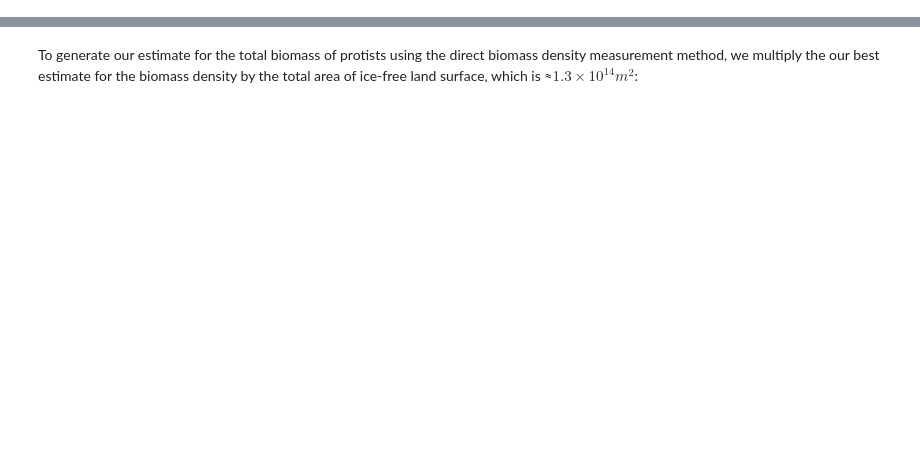
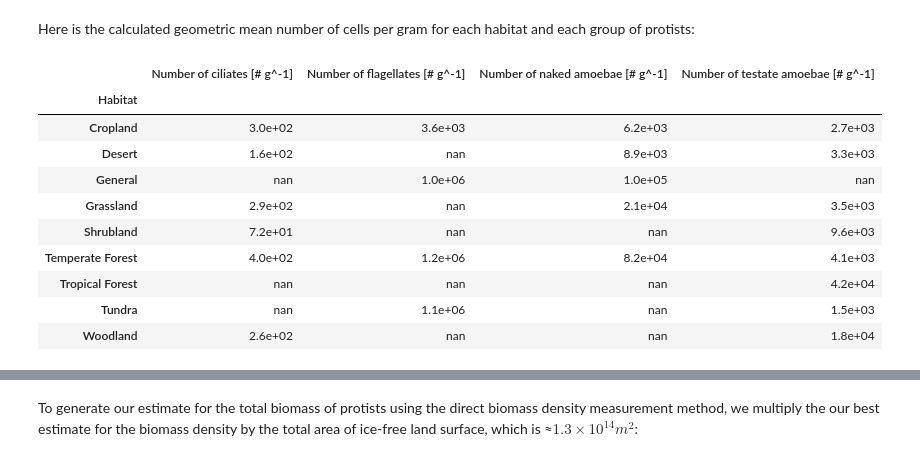
Before and after one commit to yinonbaron/biomass_distribution, a Jupyter notebook: protists/terrestrial_protists/terrestrial_protists.ipynb, the cells around one changed output, grey strips where cells are left out. Drawn from its saved outputs; the diff is of its cells as text; code cells hidden in the pictures; blank space fills up the shorter version.

```diff
--- a/protists/terrestrial_protists/terrestrial_protists.ipynb
+++ b/protists/terrestrial_protists/terrestrial_protists.ipynb
@@ -34,0 +30,45 @@ To generate our best estimate based on this method, we first calculate the geome
+# %%
+# Define the function ot calculate the geometric mean of number of each group of protists per gram
+def groupby_gmean(input):
+    return pd.DataFrame({'Number of ciliates [# g^-1]': gmean(input['Number of ciliates [# g^-1]'].dropna()),
+                        'Number of naked amoebae [# g^-1]': gmean(input['Number of naked amoebae [# g^-1]'].dropna()),
+                        'Number of testate amoebae [# g^-1]': gmean(input['Number of testate amoebae [# g^-1]'].dropna()),
+                        'Number of flagellates [# g^-1]': gmean(input['Number of flagellates [# g^-1]'].dropna())},index=[0])
+
+# Define the function ot calculate the arithmetic mean of number of each group of protists per gram
+def groupby_mean(input):
+    return pd.DataFrame({'Number of ciliates [# g^-1]': np.nanmean(input['Number of ciliates [# g^-1]'].dropna()),
+                        'Number of naked amoebae [# g^-1]': np.nanmean(input['Number of naked amoebae [# g^-1]'].dropna()),
+                        'Number of testate amoebae [# g^-1]': np.nanmean(input['Number of testate amoebae [# g^-1]'].dropna()),
+                        'Number of flagellates [# g^-1]': np.nanmean(input['Number of flagellates [# g^-1]'].dropna())},index=[0])
+
+# Group the samples by habitat and study, and calculate the geometric mean
+grouped_data_gmean = data.groupby(['Habitat','DOI']).apply(groupby_gmean)
+
+# Group the samples by habitat and study, and calculate the arithmetic mean
+grouped_data_mean = data.groupby(['Habitat','DOI']).apply(groupby_mean)
+
+# Group the representative values by habitat, and calculate the geometric mean
+habitat_gmean = grouped_data_gmean.groupby('Habitat').apply(groupby_gmean)
+
+# Group the representative values by habitat, and calculate the arithmetic mean
+habitat_mean = grouped_data_mean.groupby('Habitat').apply(groupby_mean)
+
+habitat_gmean.set_index(habitat_gmean.index.droplevel(1),inplace=True)
+habitat_mean.set_index(habitat_mean.index.droplevel(1),inplace=True)
+# %% [markdown]
+Here is the calculated geometric mean number of cells per gram for each habitat and each group of protists:
+# %%
+habitat_gmean
+# %% [output]
+|  | Number of ciliates [# g^-1] | Number of flagellates [# g^-1] | Number of naked amoebae [# g^-1] | Number of testate amoebae [# g^-1] |
+| Habitat |  |  |  |  |
+| Cropland | 3.0e+02 | 3.6e+03 | 6.2e+03 | 2.7e+03 |
+| Desert | 1.6e+02 | nan | 8.9e+03 | 3.3e+03 |
+| General | nan | 1.0e+06 | 1.0e+05 | nan |
+| Grassland | 2.9e+02 | nan | 2.1e+04 | 3.5e+03 |
+| Shrubland | 7.2e+01 | nan | nan | 9.6e+03 |
+| Temperate Forest | 4.0e+02 | 1.2e+06 | 8.2e+04 | 4.1e+03 |
+| Tropical Forest | nan | nan | nan | 4.2e+04 |
+| Tundra | nan | 1.1e+06 | nan | 1.5e+03 |
+| Woodland | 2.6e+02 | nan | nan | 1.8e+04 |
```
Also changed, not shown: parts of 58 cells of this notebook, 4 other files.
